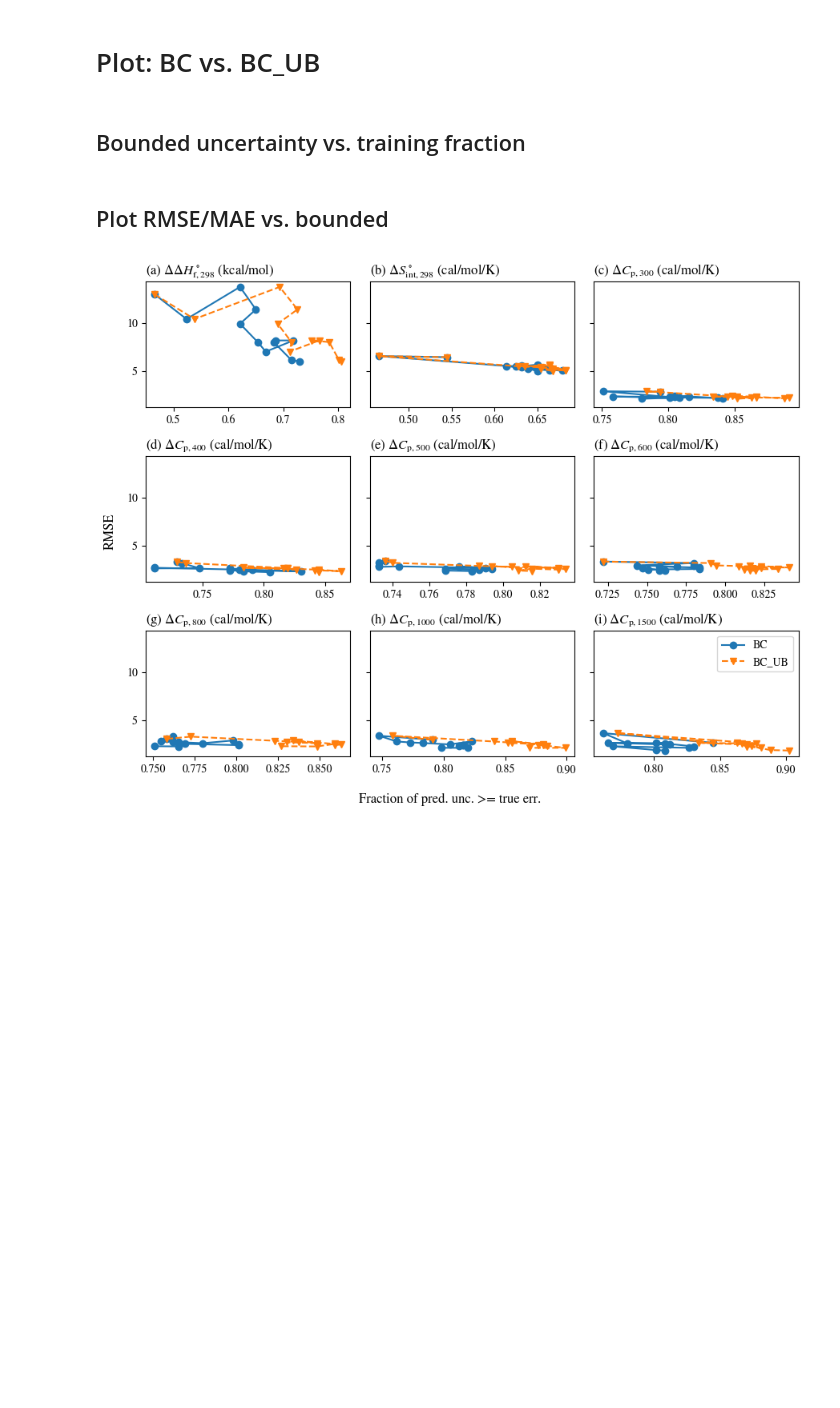
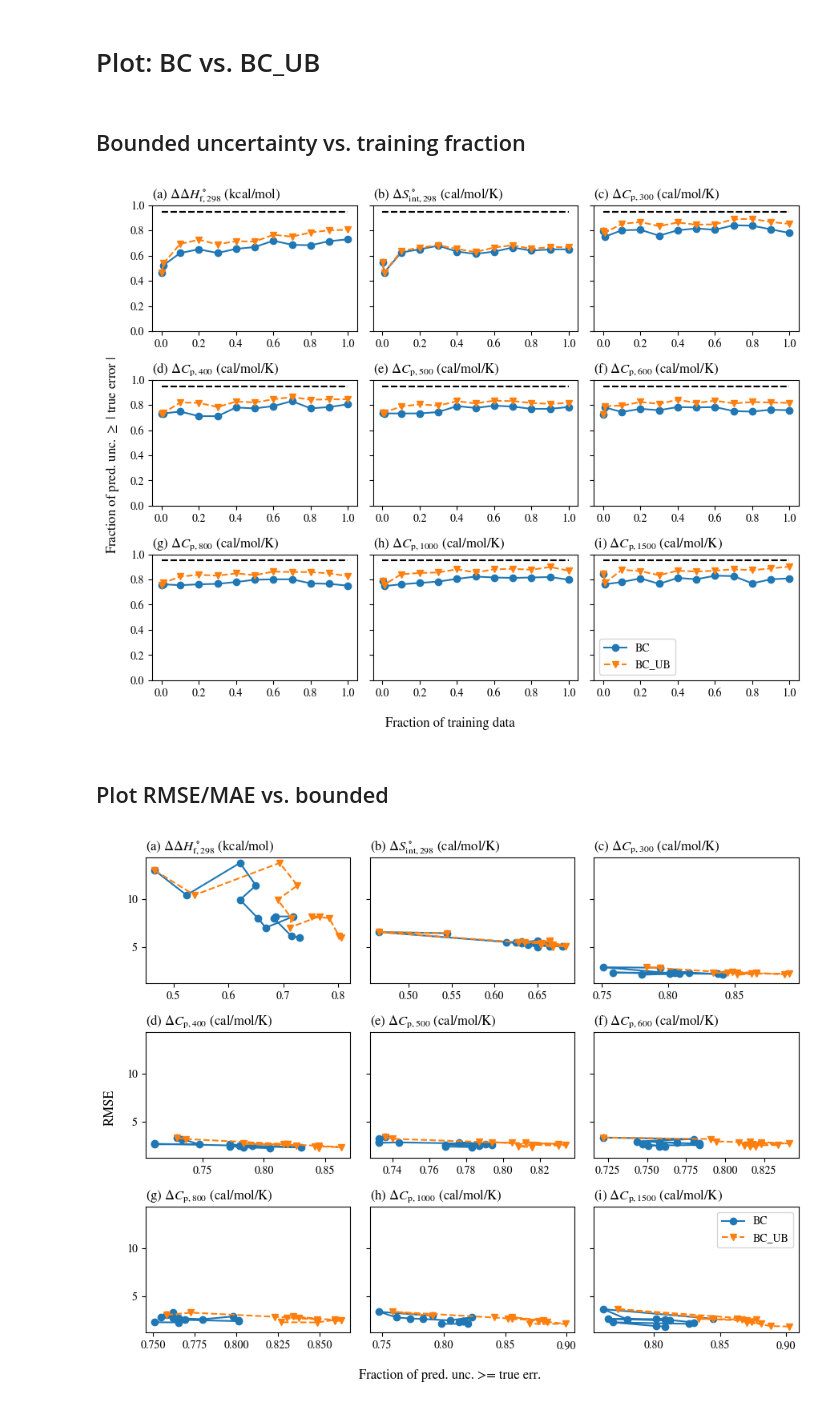
Before and after one commit to hwpang/RadicalTree, a Jupyter notebook: notebooks/8.7_plot_bounded_uncertainty.ipynb, the cells around one changed output. Drawn from its saved outputs; the diff is of its cells as text; code cells hidden in the pictures; blank space fills up the shorter version.

```diff
--- a/notebooks/8.7_plot_bounded_uncertainty.ipynb
+++ b/notebooks/8.7_plot_bounded_uncertainty.ipynb
@@ -118,34 +118,36 @@ counter = 0
 for run_dir in run_dirs:
     if run_dirs[run_dir] in run_dirs_to_plot:
         ax = axs.flat[0]
         label = "bounded_HBI_H298 (kcal/mol)"
         ax.plot([0, 1], [0.95, 0.95], "k--")
         ax.plot(result_df.loc[result_df["run_dir"]==run_dir, "fraction of training"], result_df.loc[result_df["run_dir"]==run_dir, label], linestyle=linestyles[counter], marker=markers[counter])
         ax.set_ylim([0, 1])
         ax.set_title("(a) $\Delta\Delta H^\circ_\mathrm{f,298}$ (kcal/mol)", loc="left")
 
         ax = axs.flat[1]
         label = "bounded_HBI_Sint298 (cal/mol/K)"
         ax.plot([0, 1], [0.95, 0.95], "k--")
         ax.plot(result_df.loc[result_df["run_dir"]==run_dir, "fraction of training"], result_df.loc[result_df["run_dir"]==run_dir, label], linestyle=linestyles[counter], marker=markers[counter])
         ax.set_ylim([0, 1])
         ax.set_title("(b) $\Delta S^\circ_\mathrm{int,298}$ (cal/mol/K)", loc="left")
 
         for i, (ax, T) in enumerate(zip(axs.flat[2:], Ts)):
             label = f"bounded_HBI_Cp{T} (cal/mol/K)"
             ax.plot([0, 1], [0.95, 0.95], "k--")
             ax.plot(result_df.loc[result_df["run_dir"]==run_dir, "fraction of training"], result_df.loc[result_df["run_dir"]==run_dir, label], label=run_dirs[run_dir], linestyle=linestyles[counter], marker=markers[counter])
             ax.set_ylim([0, 1])
             ax.set_title(f"({string.ascii_letters[2:][i]}) "+"$\Delta C_\mathrm{p,{" + str(T) + "}}$ (cal/mol/K)", loc="left")
 
         counter+=1
 
 axs.flat[-1].legend()
-fig.supylabel("Fraction of pred. unc. $\geq$ |true err.|")
+fig.supylabel("Fraction of pred. unc. $\geq$ | true error |")
 fig.supxlabel("Fraction of training data")
 
 fig.tight_layout()
 fig.savefig("../figures/bounded_uncertainty_frac_vs_training_frac.pdf", bbox_inches="tight")
+# %% [output]
+[figure, added]
 # %% [markdown]
 ## Plot RMSE/MAE vs. bounded
 # %%
```
Also changed, not shown: parts of 1 cell of this notebook, 2 other files.
